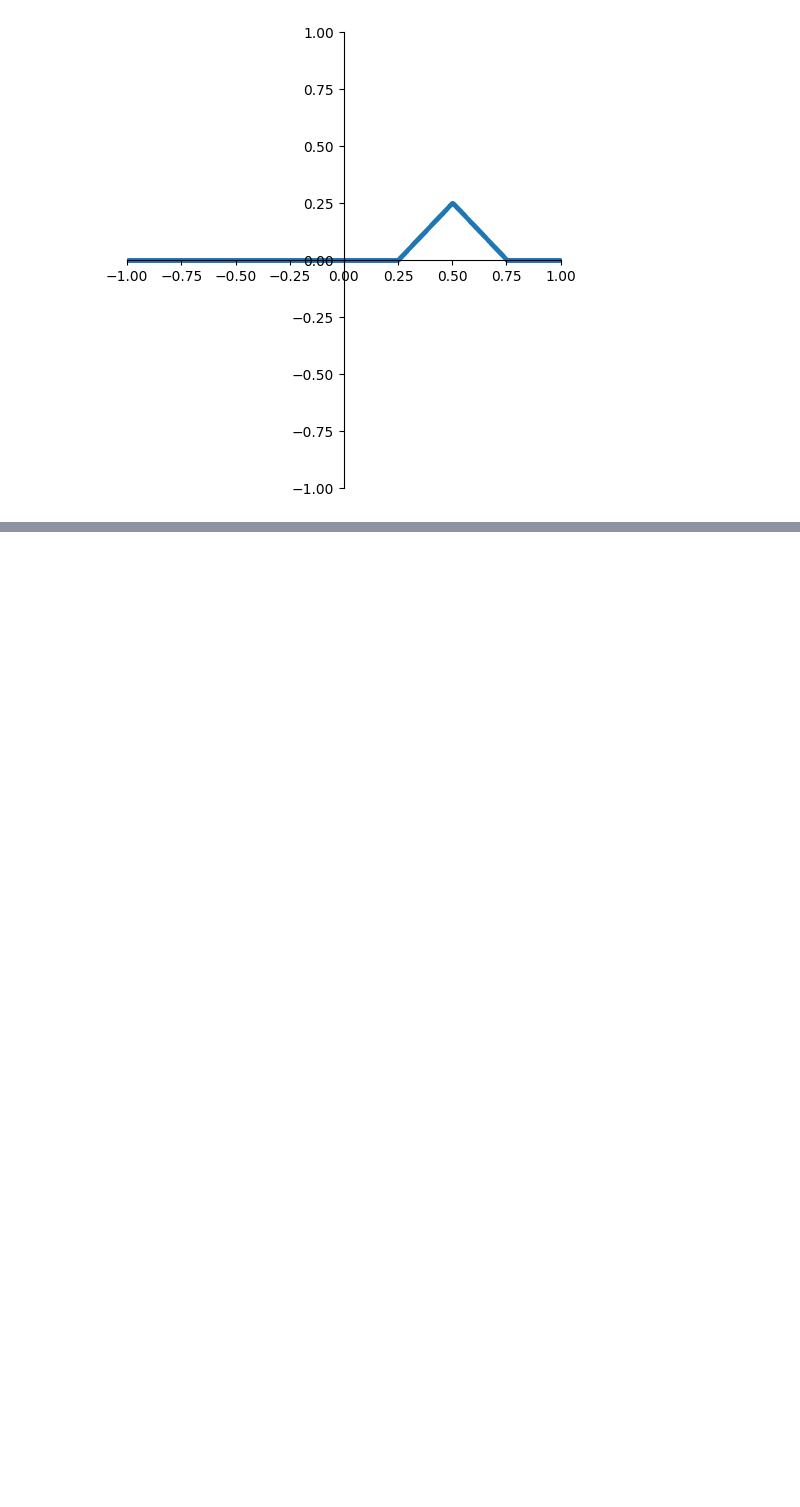
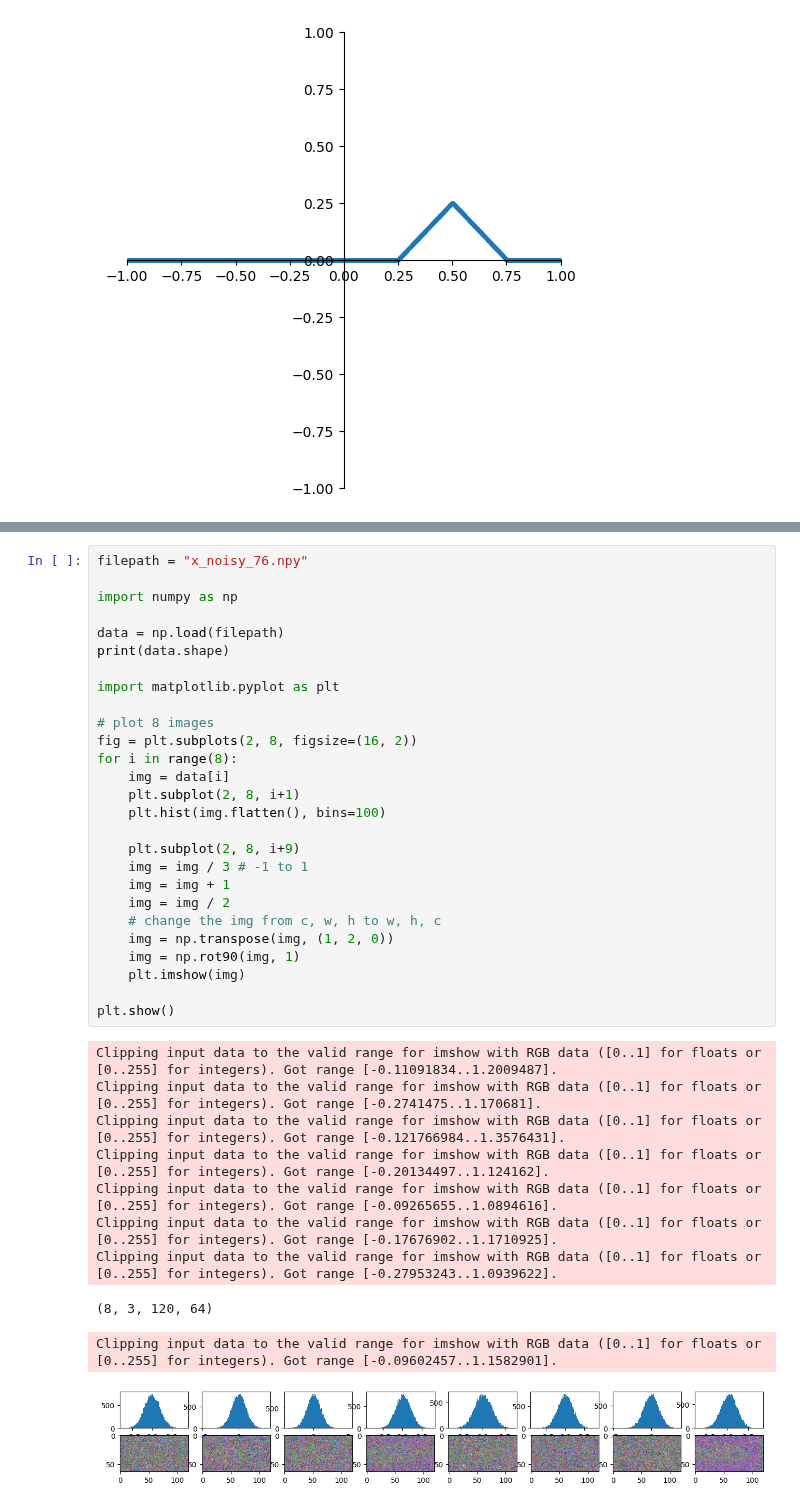
Before and after one commit to WeijieChen2017/SharkSeagrass, a Jupyter notebook: cold_diffusion/demo.ipynb, the cells around one changed output, grey strips where cells are left out. Drawn from its saved outputs; the diff is of its cells as text; blank space fills up the shorter version.

```diff
--- a/cold_diffusion/demo.ipynb
+++ b/cold_diffusion/demo.ipynb
@@ -130,0 +134,38 @@ plot_x_yList(xmesh, yList)
+# %%
+filepath = "x_noisy_76.npy"
+
+import numpy as np
+
+data = np.load(filepath)
+print(data.shape)
+
+import matplotlib.pyplot as plt
+
+# plot 8 images
+fig = plt.subplots(2, 8, figsize=(16, 2))
+for i in range(8):
+    img = data[i]
+    plt.subplot(2, 8, i+1)
+    plt.hist(img.flatten(), bins=100)
+
+    plt.subplot(2, 8, i+9)
+    img = img / 3 # -1 to 1
+    img = img + 1
+    img = img / 2
+    # change the img from c, w, h to w, h, c
+    img = np.transpose(img, (1, 2, 0))
+    img = np.rot90(img, 1)
+    plt.imshow(img)
+
+plt.show()
+# %% [output]
+Clipping input data to the valid range for imshow with RGB data ([0..1] for floats or [0..255] for integers). Got range [-0.11091834..1.2009487].
+Clipping input data to the valid range for imshow with RGB data ([0..1] for floats or [0..255] for integers). Got range [-0.2741475..1.170681].
+Clipping input data to the valid range for imshow with RGB data ([0..1] for floats or [0..255] for integers). Got range [-0.121766984..1.3576431].
+Clipping input data to the valid range for imshow with RGB data ([0..1] for floats or [0..255] for integers). Got range [-0.20134497..1.124162].
+Clipping input data to the valid range for imshow with RGB data ([0..1] for floats or [0..255] for integers). Got range [-0.09265655..1.0894616].
+Clipping input data to the valid range for imshow with RGB data ([0..1] for floats or [0..255] for integers). Got range [-0.17676902..1.1710925].
+Clipping input data to the valid range for imshow with RGB data ([0..1] for floats or [0..255] for integers). Got range [-0.27953243..1.0939622].
+(8, 3, 120, 64)
+Clipping input data to the valid range for imshow with RGB data ([0..1] for floats or [0..255] for integers). Got range [-0.09602457..1.1582901].
+[figure, added]
```
Also changed, not shown: parts of 1 cell of this notebook, 3 other files.
